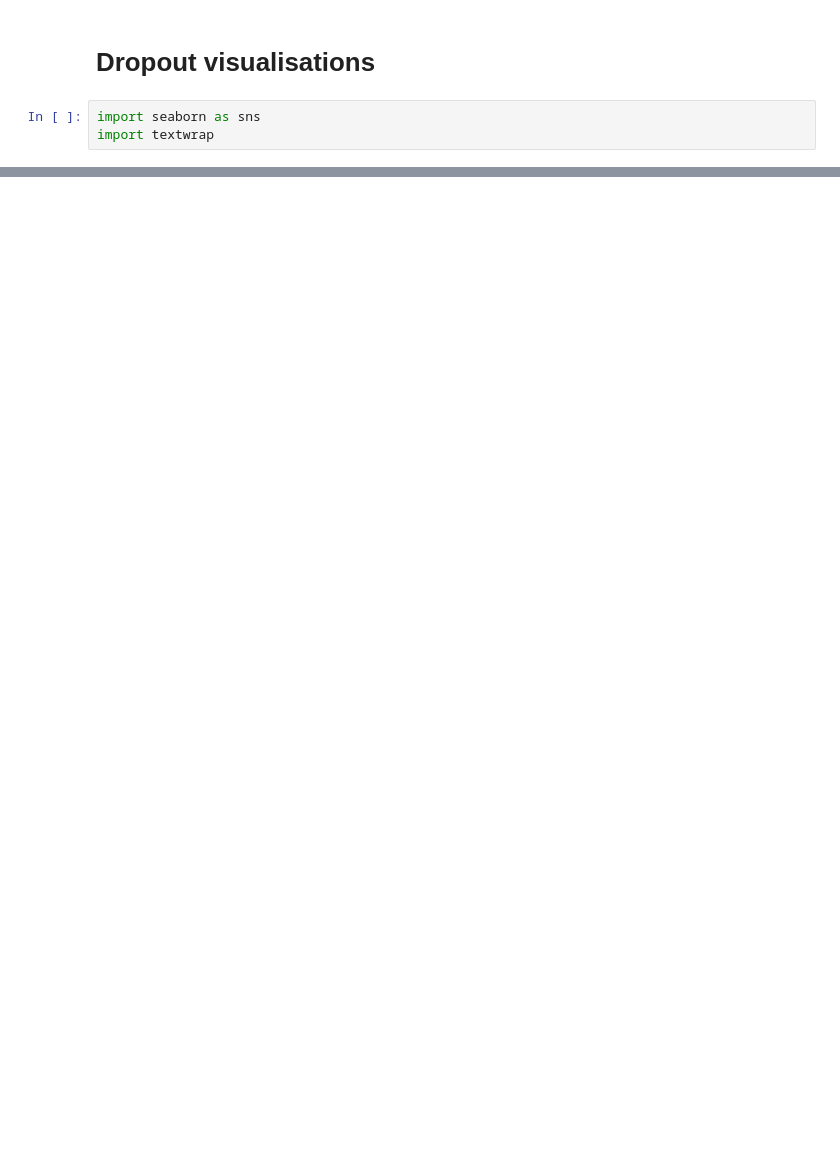
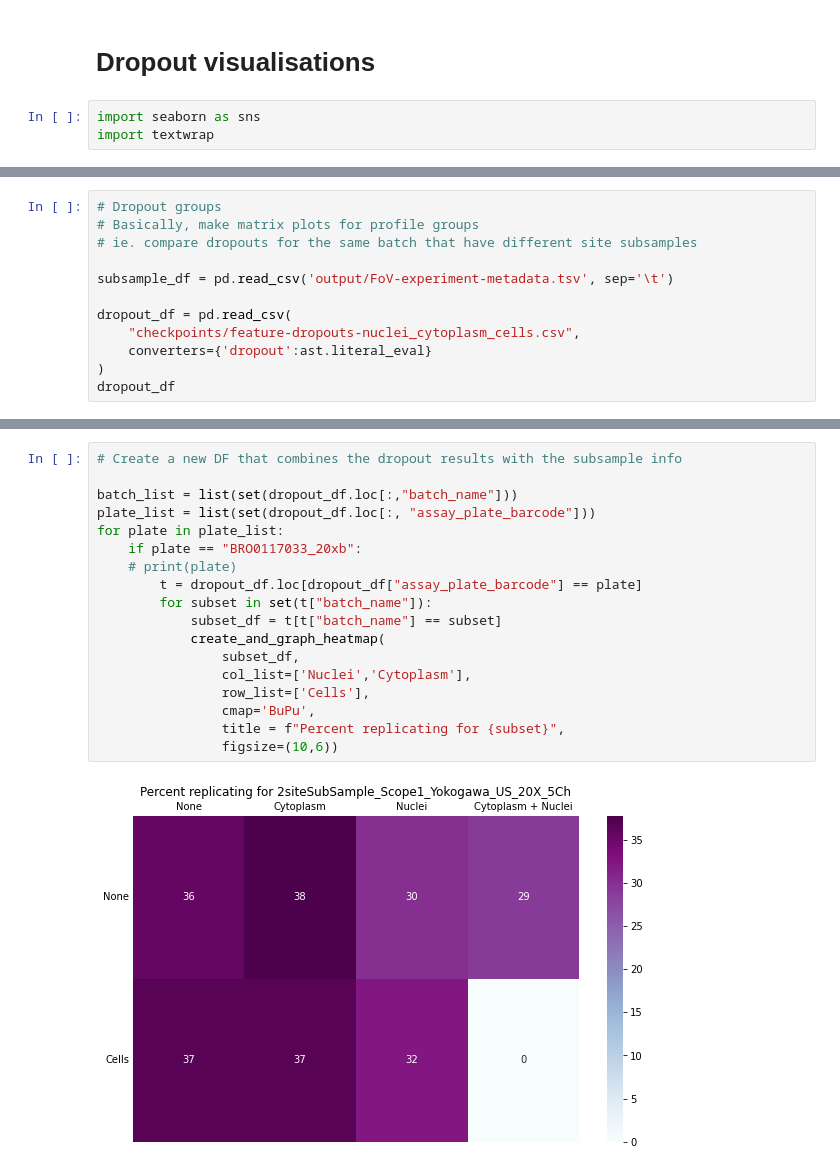
Before and after one commit to jump-cellpainting/jump-scope-analysis, a Jupyter notebook: enabling-sphering.ipynb, the cells around one changed output, grey strips where cells are left out. Saved outputs shown, nothing was run; the diff lists cells and outputs as text; blank space fills up the shorter version.

```diff
--- a/enabling-sphering.ipynb
+++ b/enabling-sphering.ipynb
@@ -889,0 +754,12 @@ pd.DataFrame(test["dropout"])
+# %%
+# Dropout groups
+# Basically, make matrix plots for profile groups
+# ie. compare dropouts for the same batch that have different site subsamples
+
+subsample_df = pd.read_csv('output/FoV-experiment-metadata.tsv', sep='\t')
+
+dropout_df = pd.read_csv(
+    "checkpoints/feature-dropouts-nuclei_cytoplasm_cells.csv",
+    converters={'dropout':ast.literal_eval}
+)
+dropout_df
@@ -889,0 +780,20 @@ pd.DataFrame(test["dropout"])
+# %%
+# Create a new DF that combines the dropout results with the subsample info
+
+batch_list = list(set(dropout_df.loc[:,"batch_name"]))
+plate_list = list(set(dropout_df.loc[:, "assay_plate_barcode"]))
+for plate in plate_list:
+    if plate == "BRO0117033_20xb":
+    # print(plate)
+        t = dropout_df.loc[dropout_df["assay_plate_barcode"] == plate]
+        for subset in set(t["batch_name"]):
+            subset_df = t[t["batch_name"] == subset]
+            create_and_graph_heatmap(
+                subset_df,
+                col_list=['Nuclei','Cytoplasm'],
+                row_list=['Cells'],
+                cmap='BuPu',
+                title = f"Percent replicating for {subset}",
+                figsize=(10,6))
+# %% [output]
+[figure, added]
```
Also changed, not shown: parts of 37 cells of this notebook.
